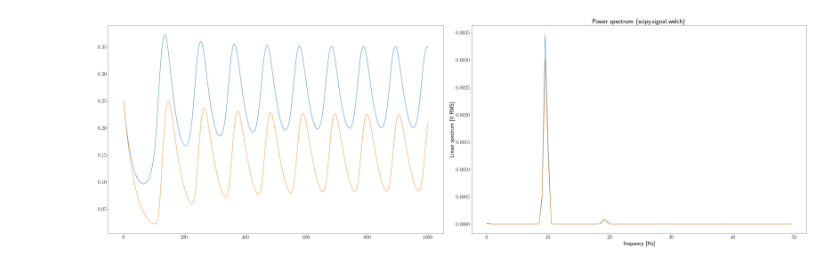
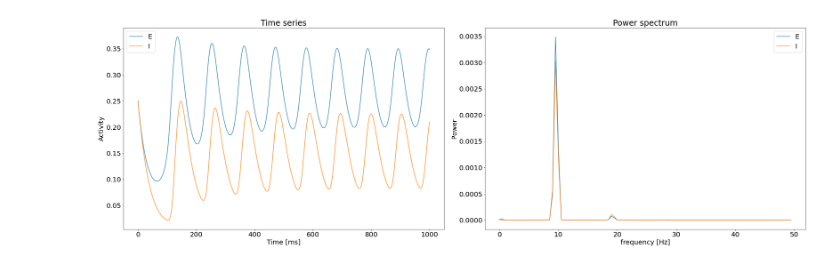
Before and after one commit to NeuroLife77/WC, a Jupyter notebook: wc.ipynb, the cells around one changed output. Cells and saved outputs as stored; diff of their text form; code cells hidden in the pictures.

Commit message:
Updated the graphs

```diff
--- a/wc.ipynb
+++ b/wc.ipynb
@@ -4,25 +4,25 @@ from scipy import signal as sgl
 from matplotlib import pyplot as plt
 import numba
 import matplotlib as mpl
-mpl.rcParams['font.size'] = 25
+mpl.rcParams['font.size'] = 20
 
 @numba.njit # 17.5 seconds for 302s of sim with dt = 1ms and 2000 parallel nodes (Numba jit)
-def simulate(params, length = 302, dt = 4, num_sim = 2000, initial_conditions = np.array([0.25,0.25])):
+def simulate(params, length = 302, dt = 1, num_sim = 2000, initial_conditions = np.array([0.25,0.25])):
     time_series_E = np.zeros((int(1000/dt*length),int(num_sim)))
     time_series_I = np.zeros((int(1000/dt*length),int(num_sim)))
     time_series_E[0] = initial_conditions[0]
     time_series_I[0] = initial_conditions[1]
-    #Forward euler
+    # Forward euler performed in-place within the time_series_X arrays to maximize speed
     for i in range(int(1000/dt*length)-1):
-        time_series_E[i+1] = params[0]*time_series_E[i] - params[2]*time_series_I[i] + params[18] - params[9]
-        time_series_I[i+1] = params[1]*time_series_E[i] - params[3]*time_series_I[i] + params[19] - params[13]
-        time_series_E[i+1] = params[8]/(1 + np.exp(-params[6]* (params[20] * time_series_E[i+1] - params[7])))
-        time_series_I[i+1] = params[12]/(1 + np.exp(-params[10]* (params[21] * time_series_I[i+1] - params[11])))
+        time_series_E[i+1] = params[0] * time_series_E[i] - params[2] * time_series_I[i] + params[18] - params[9]
+        time_series_I[i+1] = params[1] * time_series_E[i] - params[3] * time_series_I[i] + params[19] - params[13]
+        time_series_E[i+1] = params[8] / (1 + np.exp(-params[6]* (params[20] * time_series_E[i+1] - params[7])))
+        time_series_I[i+1] = params[12] / (1 + np.exp(-params[10]* (params[21] * time_series_I[i+1] - params[11])))
         time_series_E[i+1] = dt * (((params[16] - params[14] * time_series_E[i]) * time_series_E[i+1]) - time_series_E[i]) / params[4]
         time_series_I[i+1] = dt * (((params[17] - params[15] * time_series_I[i]) * time_series_I[i+1]) - time_series_I[i]) / params[5]
         time_series_E[i+1] += time_series_E[i]
         time_series_I[i+1] += time_series_I[i]
-    return time_series_E,time_series_I
+    return time_series_E, time_series_I
 
 parameters_original = np.array([1.6000e+01, 1.2000e+01, 1.5000e+01, 3.0000e+00, 8.0000e+00, 8.0000e+00,
         1.3000e+00, 4.0000e+00, 1.0000e+00, 0.0000e+00, 2.0000e+00, 3.7000e+00,
@@ -36,24 +36,35 @@ parameters_alpha_peak = np.array([1.6000e+01, 1.2000e+01, 1.5000e+01, 3.0000e+00
 # %%
 parameters = np.array([1.6000e+01, 1.2000e+01, 1.5000e+01, 3.0000e+00, 35.0000e+00, 35.0000e+00,
         1.3000e+00, 4.0000e+00, 1.0000e+00, 0.0000e+00, 2.0000e+00, 3.7000e+00,
         1.0000e+00, 0.0000e+00, 1.0000e+00, 1.0000e+00, 1.0000e+00, 1.0000e+00,
         1.500e+00, 0.0000e+00, 1.0000e+00, 1.0000e+00])
+dt = 0.01
 
-time_series_E,time_series_I = simulate(parameters,length = 10.0, dt=0.01, num_sim = 1)
-t = np.arange(100000)*0.01
-f = plt.figure(figsize=(45,15))
+# Simulate
+time_series_E, time_series_I = simulate(parameters,length = 5.0, dt=dt, num_sim = 1)
+t = np.arange(int(1000/dt))*dt
+
+# PLot
+f = plt.figure(figsize=(30,10))
+# Timeseries
 ax = plt.subplot(1,2,1)
-ax.plot(t,time_series_E[:100000,0])
-ax.plot(t,time_series_I[:100000,0])
-f , psd = sgl.welch(time_series_E[:,0],fs=(1000/0.01), nperseg=2000/0.01)
+ax.plot(t,time_series_E[:int(1000/dt),0], label = "E")
+ax.plot(t,time_series_I[:int(1000/dt),0], label = "I")
+plt.xlabel('Time [ms]')
+plt.ylabel('Activity')
+plt.title('Time series')
+plt.legend()
+# PSD
 ax = plt.subplot(1,2,2)
-plt.plot(f[:100],psd[:100])
-f , psd = sgl.welch(time_series_I[:,0],fs=(1000/0.01), nperseg=2000/0.01)
-plt.plot(f[:100],psd[:100])
+f , psd = sgl.welch(time_series_E[:,0],fs=(1000/dt), nperseg=2000/dt)
+plt.plot(f[:100],psd[:100], label = "E")
+f , psd = sgl.welch(time_series_I[:,0],fs=(1000/dt), nperseg=2000/dt)
+plt.plot(f[:100],psd[:100], label = "I")
 plt.xlabel('frequency [Hz]')
-plt.ylabel('Linear spectrum [V RMS]')
-plt.title('Power spectrum (scipy.signal.welch)')
+plt.ylabel('Power')
+plt.title('Power spectrum')
+plt.legend()
 plt.tight_layout()
 plt.show()
 # %% [output]
-[figure, old version]
+[figure, new version]
```
